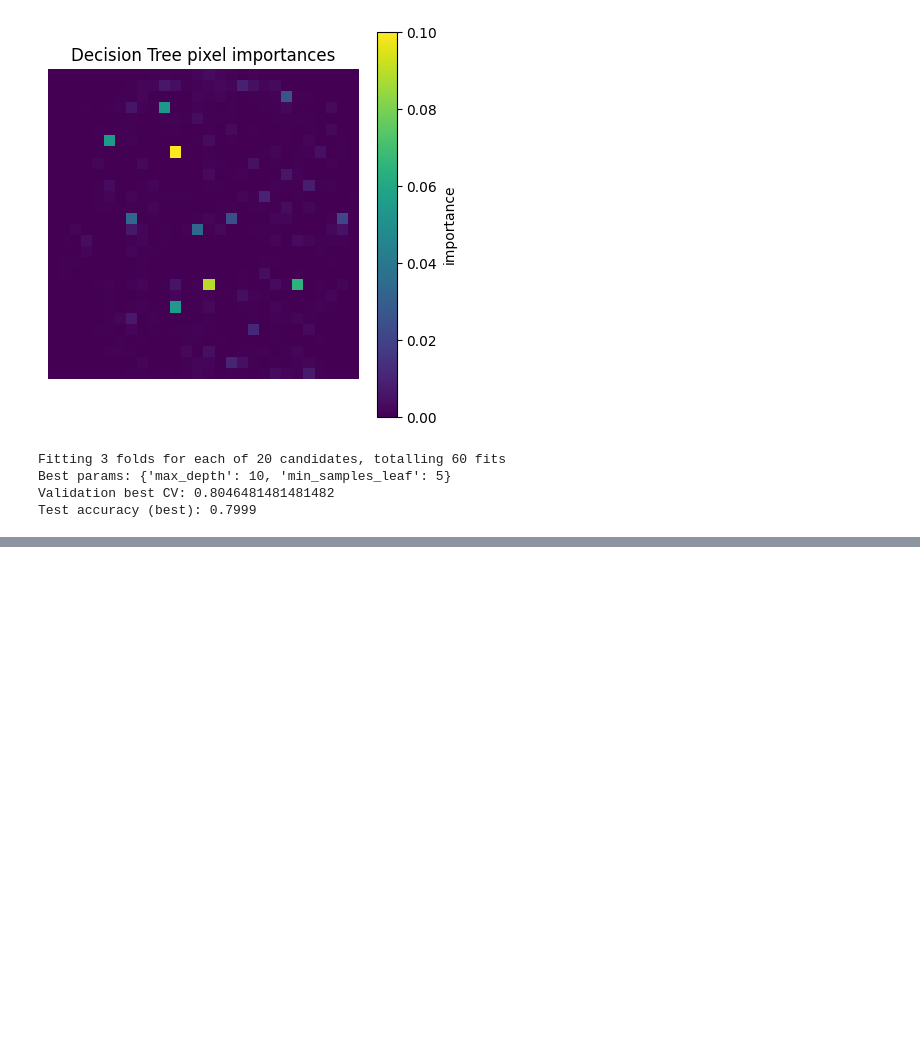
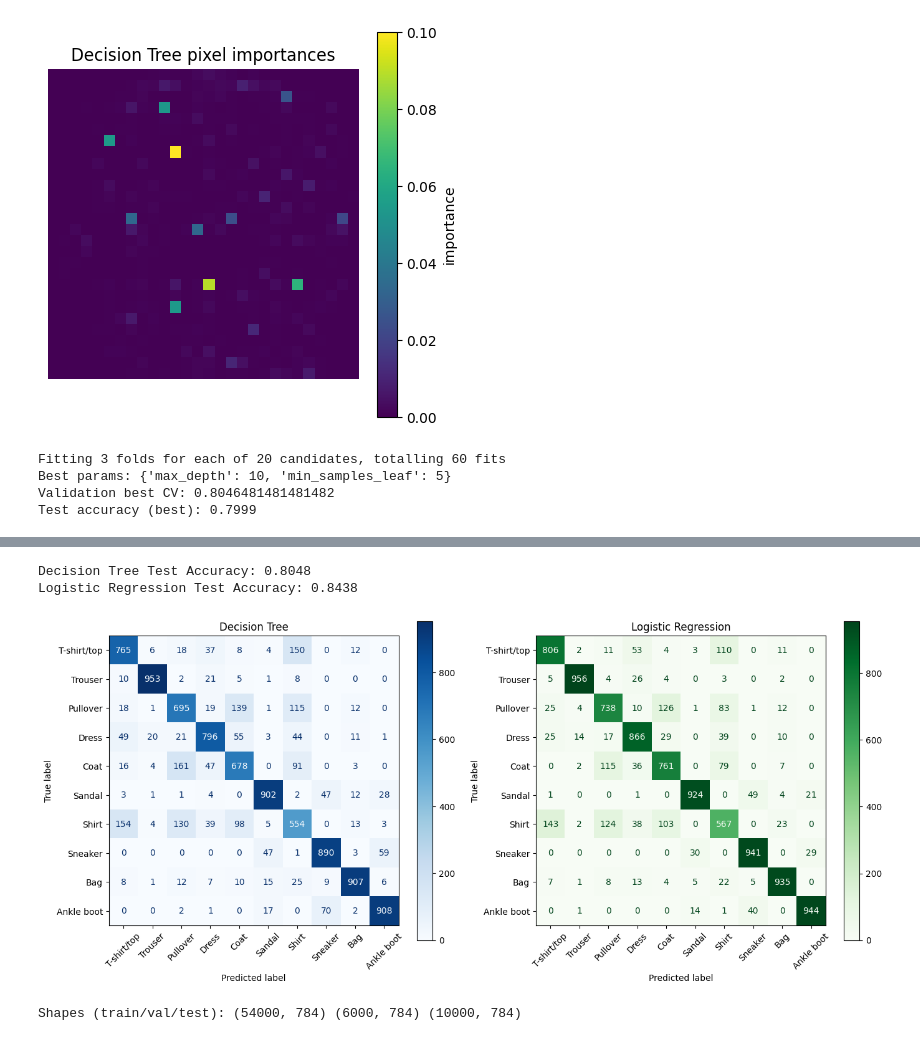
Before and after one commit to perctapera/MSIT3103-GenAI-assignments, a Jupyter notebook: Assignment_1.ipynb, the cells around one changed output, grey strips where cells are left out. Cells and saved outputs as stored; diff of their text form; code cells hidden in the pictures; blank space fills up the shorter version.

```diff
--- a/Assignment_1.ipynb
+++ b/Assignment_1.ipynb
@@ -190,0 +204,19 @@ RandomForest trained in 24.94s - Test acc: 0.8746
+# %%
+from sklearn.linear_model import LogisticRegression
+
+# Train Logistic Regression (multinomial, saga solver works for large datasets)
+log_reg = LogisticRegression(
+    penalty="l2",
+    solver="saga",
+    multi_class="multinomial",
+    max_iter=100,
+    n_jobs=-1,
+    random_state=42
+)
+
+log_reg.fit(X_train_flat, y_train)
+
+# Evaluate
+y_pred_lr = log_reg.predict(X_test_flat)
+print("Logistic Regression Test Accuracy:", accuracy_score(y_test, y_pred_lr))
+print("\nClassification Report:\n", classification_report(y_test, y_pred_lr, target_names=class_names))
@@ -190,0 +243,33 @@ RandomForest trained in 24.94s - Test acc: 0.8746
+# %%
+# Decision Tree results in y_test_pred
+acc_dt = accuracy_score(y_test, y_test_pred)
+acc_lr = accuracy_score(y_test, y_pred_lr)
+
+print("Decision Tree Test Accuracy:", acc_dt)
+print("Logistic Regression Test Accuracy:", acc_lr)
+# %% [output]
+Decision Tree Test Accuracy: 0.8048
+Logistic Regression Test Accuracy: 0.8438
+# %%
+#Visual Confusion Matrix
+
+from sklearn.metrics import ConfusionMatrixDisplay
+
+fig, axes = plt.subplots(1, 2, figsize=(14, 6))
+
+# Decision Tree
+ConfusionMatrixDisplay.from_predictions(
+    y_test, y_test_pred, display_labels=class_names, xticks_rotation=45, cmap='Blues', ax=axes[0]
+)
+axes[0].set_title("Decision Tree")
+
+# Logistic Regression
+ConfusionMatrixDisplay.from_predictions(
+    y_test, y_pred_lr, display_labels=class_names, xticks_rotation=45, cmap='Greens', ax=axes[1]
+)
+axes[1].set_title("Logistic Regression")
+
+plt.tight_layout()
+plt.show()
+# %% [output]
+[figure, added]
@@ -190,0 +298,28 @@ RandomForest trained in 24.94s - Test acc: 0.8746
+# %%
+# Load data
+(X_train, y_train), (X_test, y_test) = fashion_mnist.load_data()
+# Flatten and scale
+X = np.vstack([X_train, X_test]).astype("float32") / 255.0
+y = np.hstack([y_train, y_test])
+
+# Create a train / validation / test split (to measure generalization properly)
+X_temp, X_test_final, y_temp, y_test_final = train_test_split(
+    X, y, test_size=10000, stratify=y, random_state=42
+)
+# From the remaining 60000, split train/val 90/10
+X_train_full, X_val, y_train_full, y_val = train_test_split(
+    X_temp, y_temp, test_size=0.10, stratify=y_temp, random_state=42
+)
+
+# Flatten for linear models
+X_train_flat = X_train_full.reshape(-1, 28*28)
+X_val_flat = X_val.reshape(-1, 28*28)
+X_test_flat = X_test_final.reshape(-1, 28*28)
+
+print("Shapes (train/val/test):", X_train_flat.shape, X_val_flat.shape, X_test_flat.shape)
+class_names = [
+    "T-shirt/top","Trouser","Pullover","Dress","Coat",
+    "Sandal","Shirt","Sneaker","Bag","Ankle boot"
+]
+# %% [output]
+Shapes (train/val/test): (54000, 784) (6000, 784) (10000, 784)
```
Also changed, not shown: parts of 15 cells of this notebook, 54 other files.
